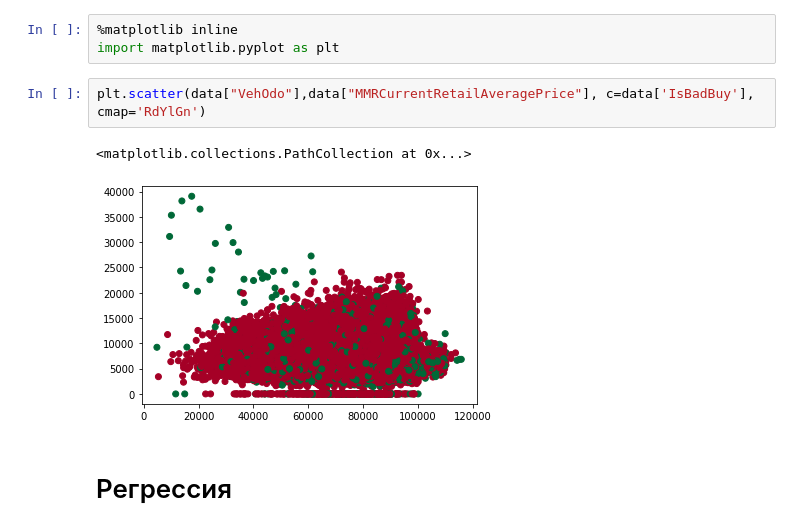
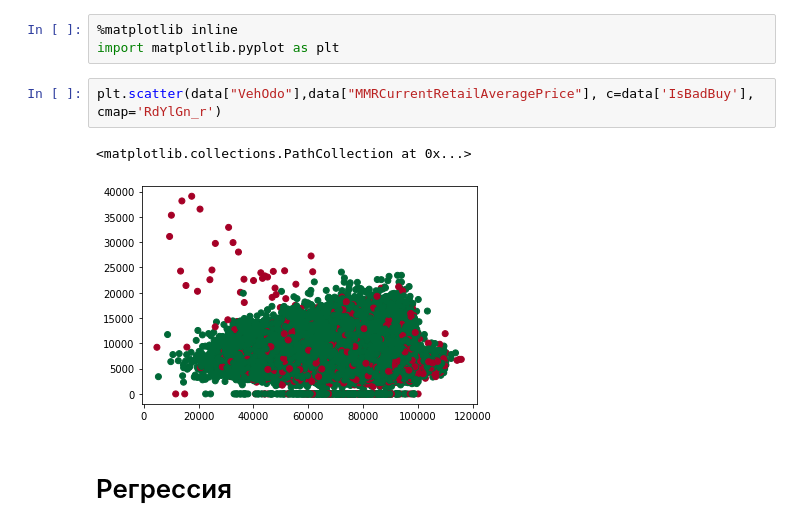
Before and after one commit to LeksyIT/machine_learning, a Jupyter notebook: 2lab/2lab_ml.ipynb, the cells around one changed output. Saved outputs shown, nothing was run; the diff lists cells and outputs as text.

```diff
--- a/2lab/2lab_ml.ipynb
+++ b/2lab/2lab_ml.ipynb
@@ -37,10 +37,10 @@ data
 %matplotlib inline
 import matplotlib.pyplot as plt
 # %%
-plt.scatter(data["VehOdo"],data["MMRCurrentRetailAveragePrice"], c=data['IsBadBuy'], cmap='RdYlGn')
+plt.scatter(data["VehOdo"],data["MMRCurrentRetailAveragePrice"], c=data['IsBadBuy'], cmap='RdYlGn_r')
 # %% [output]
 <matplotlib.collections.PathCollection at 0x...>
-[figure, old version]
+[figure, new version]
 # %% [markdown]
 # Регрессия
 # %% [markdown]
```
Also changed, not shown: parts of 20 cells of this notebook.
